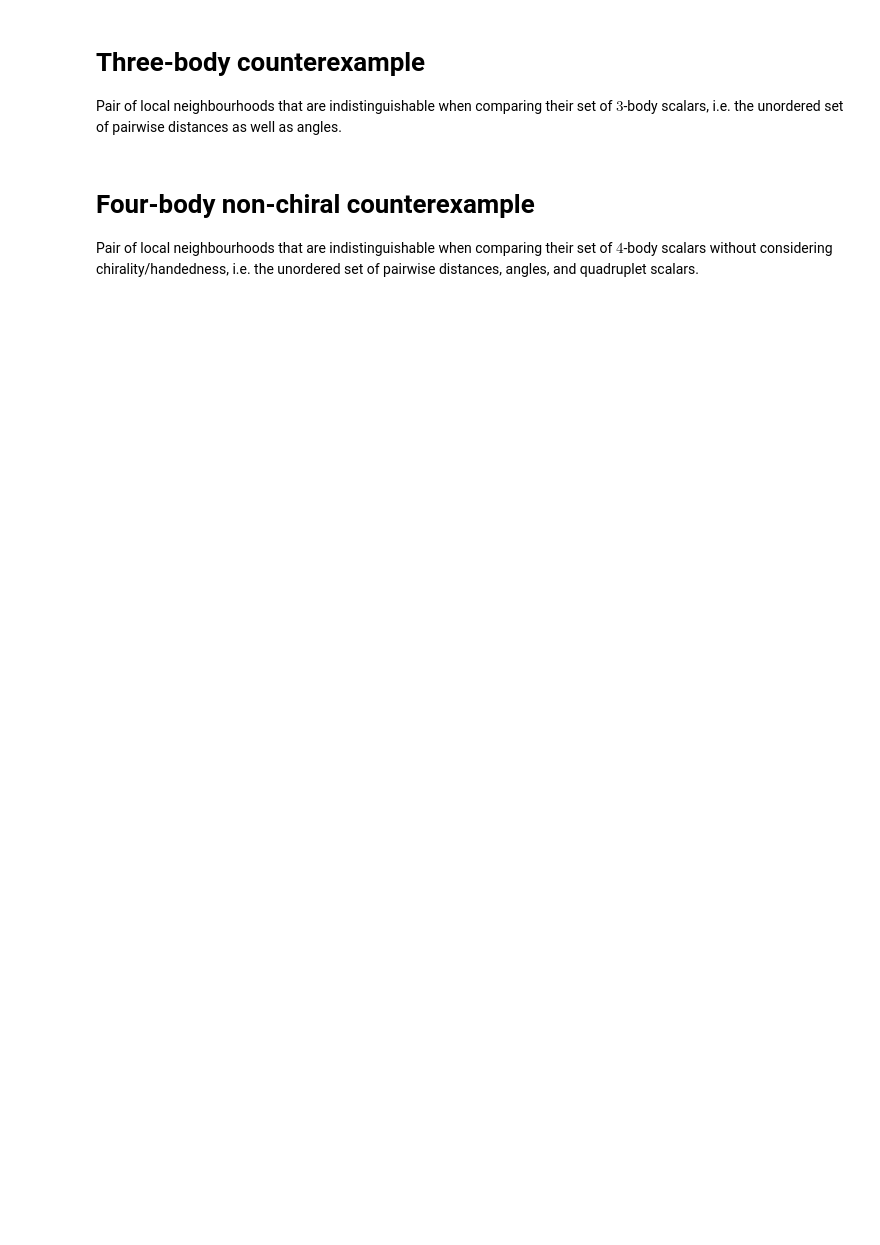
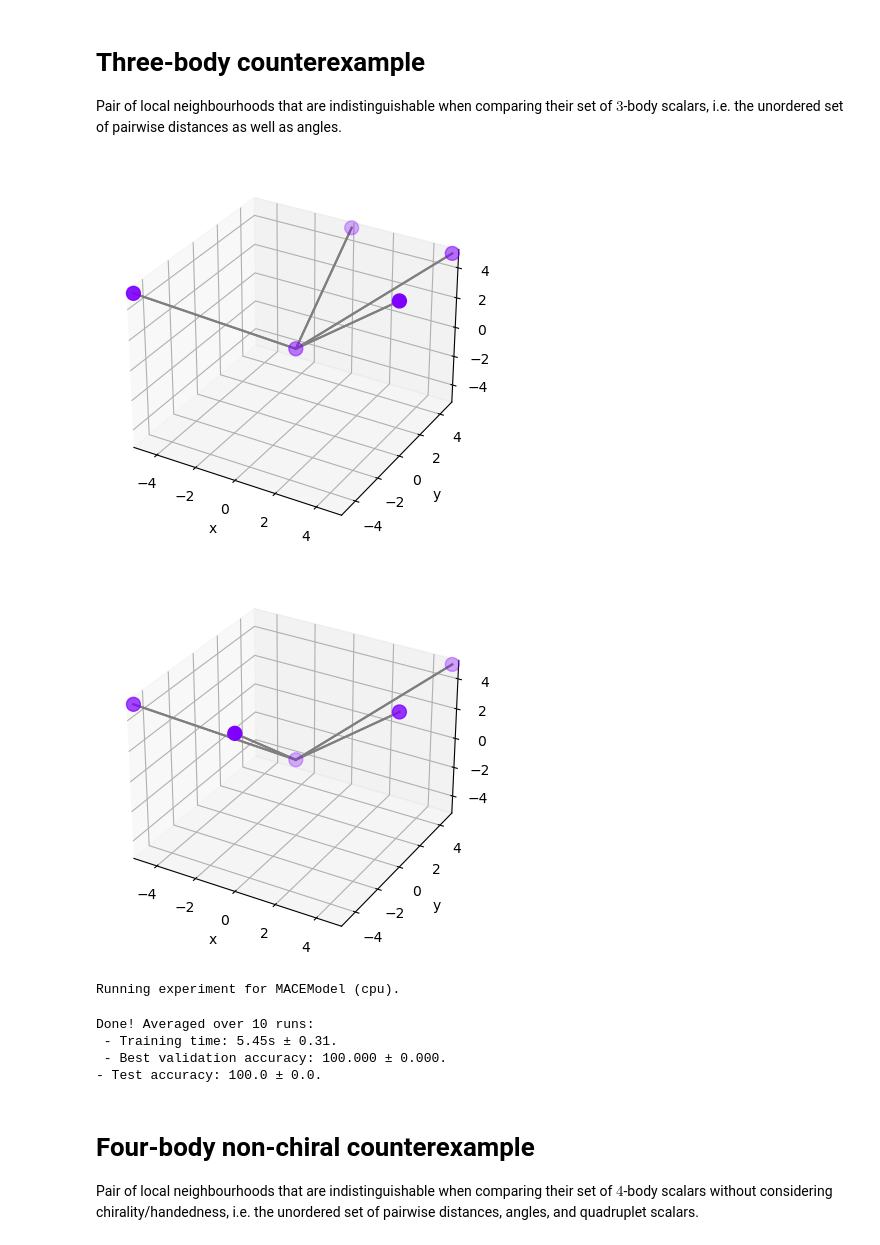
Before and after one commit to chaitjo/geometric-gnn-dojo, a Jupyter notebook: experiments/incompleteness.ipynb, the cells around one changed output. Drawn from its saved outputs; the diff is of its cells as text; code cells hidden in the pictures; blank space fills up the shorter version.

```diff
--- a/experiments/incompleteness.ipynb
+++ b/experiments/incompleteness.ipynb
@@ -173,35 +188,43 @@ for data in dataset:
     plot_3d(data, lim=5)
 
 # Set model
-model_name = "egnn"
+model_name = "mace"
 
 # Create dataloaders
 dataloader = DataLoader(dataset, batch_size=1, shuffle=True)
 val_loader = DataLoader(dataset, batch_size=1, shuffle=False)
 test_loader = DataLoader(dataset, batch_size=1, shuffle=False)
 
 num_layers = 1
 correlation = 3
 model = {
     "mpnn": MPNNModel,
     "schnet": SchNetModel,
     "dimenet": DimeNetPPModel,
     "egnn": EGNNModel,
     "gvp": GVPGNNModel,
     "tfn": TFNModel,
     "mace": partial(MACEModel, correlation=correlation),
 }[model_name](num_layers=num_layers, in_dim=1, out_dim=2)
 
 best_val_acc, test_acc, train_time = run_experiment(
     model,
     dataloader,
     val_loader,
     test_loader,
     n_epochs=100,
     n_times=10,
     device=device,
     verbose=False
 )
+# %% [output]
+[figure, added]
+[figure, added]
+Running experiment for MACEModel (cpu).
+Done! Averaged over 10 runs:
+ - Training time: 5.45s ± 0.31.
+ - Best validation accuracy: 100.000 ± 0.000.
+- Test accuracy: 100.0 ± 0.0.
 # %% [markdown]
 # Four-body non-chiral counterexample
 
```
Also changed, not shown: parts of 4 cells of this notebook, 2 other files.
